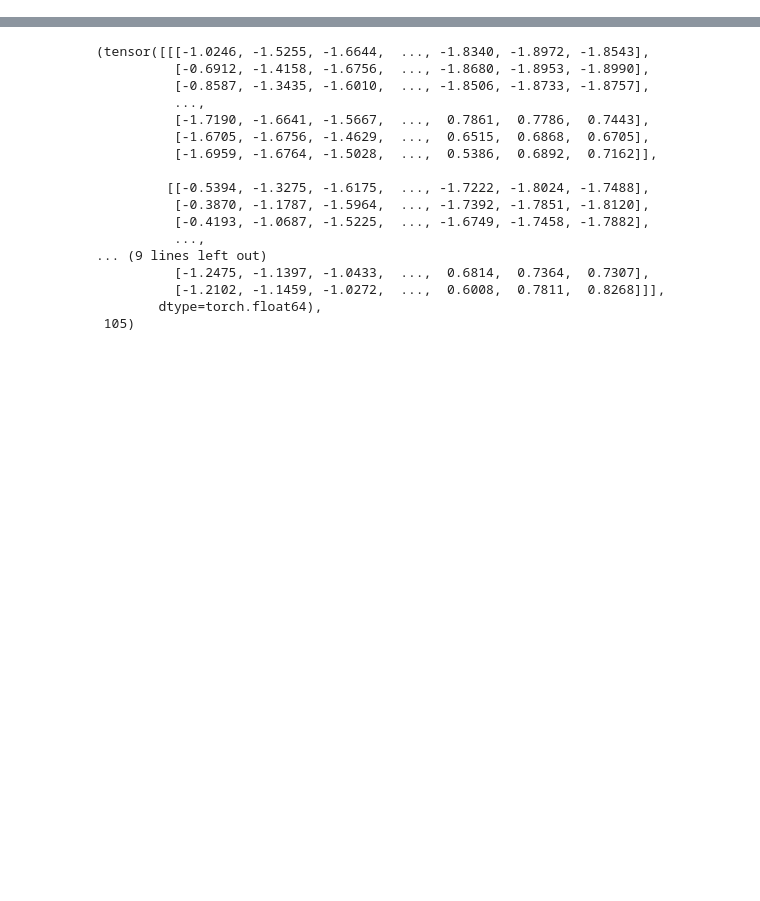
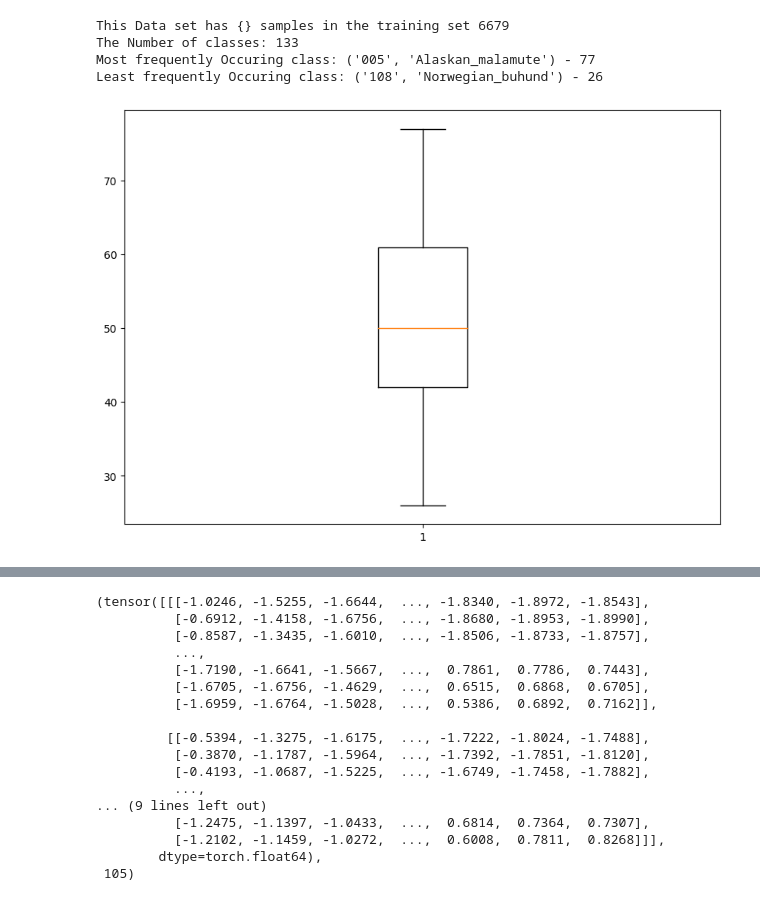
Before and after one commit to T-rex007/UdacityProject3, a Jupyter notebook: dataloader.ipynb, the cells around one changed output, grey strips where cells are left out. Drawn from its saved outputs; the diff is of its cells as text; code cells hidden in the pictures; blank space fills up the shorter version.

```diff
--- a/dataloader.ipynb
+++ b/dataloader.ipynb
@@ -53,3 +53,47 @@ def create_meta_dict(path, path_delimiter, folder_names):
 
 meta_data_dict_train = create_meta_dict(TRAIN_PATH, PATH_BINDER, train_class_folder_names)
 meta_data_dict_test = create_meta_dict(TEST_PATH, PATH_BINDER, test_class_folder_names)
+train_size = len(meta_data_dict_train["image_name"])
+test_size = len(meta_data_dict_test["image_name"])
+# %%
+train_freq_dict = {}
+mode = 0
+mode_class = None
+inv_mode = 999999
+inv_mode_class = None
+for folder in train_class_folder_names:
+    tmp = os.listdir(TRAIN_PATH + PATH_BINDER + folder)
+
+    train_freq_dict[folder.split(".")[1]] = len(tmp)
+    # Most Frequent
+    if (mode <len(tmp)):
+        mode = len(tmp)
+        mode_class = (folder.split(".")[0], folder.split(".")[1])
+
+    # Least Frequent
+    if(inv_mode >len(tmp)):
+        inv_mode = len(tmp)
+        inv_mode_class = (folder.split(".")[0], folder.split(".")[1])
+
+no_of_classes = len(test_class_map.values())
+print("This Data set has {} samples in the training set", train_size)
+print("The Number of classes: {}".format(no_of_classes))
+print("Most frequently Occuring class: {} - {}".format(mode_class, mode))
+print("Least frequently Occuring class: {} - {}".format(inv_mode_class, inv_mode))
+
+
+
+
+fig = plt.figure(figsize=(10, 7))
+
+# Creating plot
+plt.boxplot(train_freq_dict.values())
+
+# show plot
+plt.show()
+# %% [output]
+This Data set has {} samples in the training set 6679
+The Number of classes: 133
+Most frequently Occuring class: ('005', 'Alaskan_malamute') - 77
+Least frequently Occuring class: ('108', 'Norwegian_buhund') - 26
+[figure, added]
```
Also changed, not shown: parts of 4 cells of this notebook, 6 other files.
